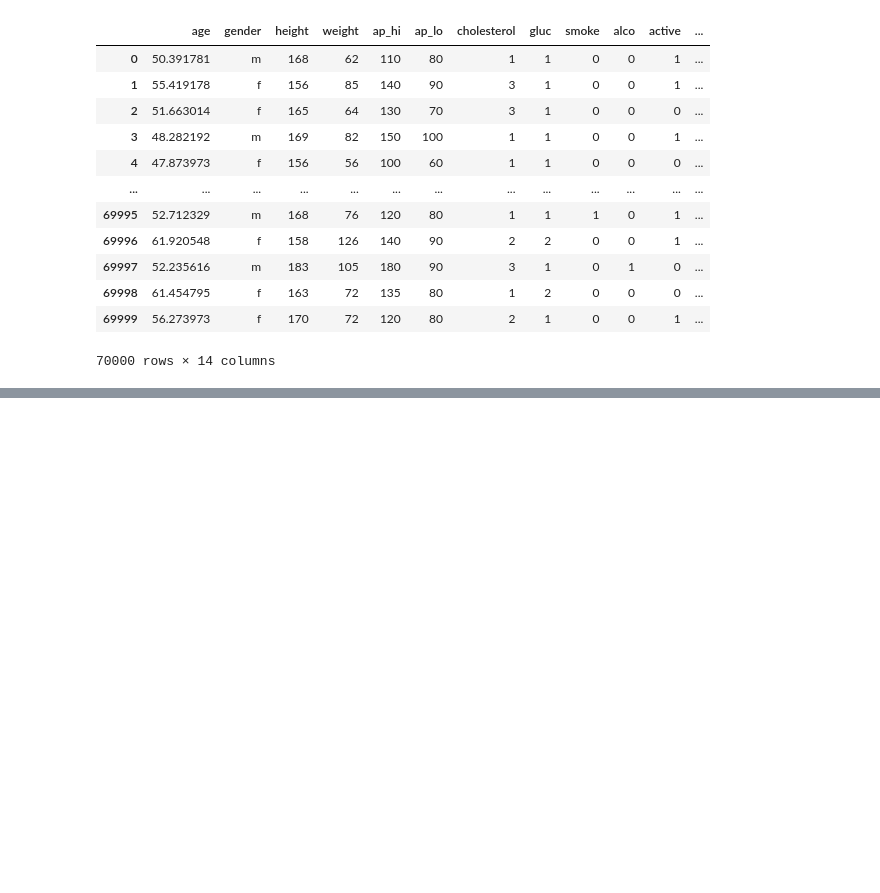
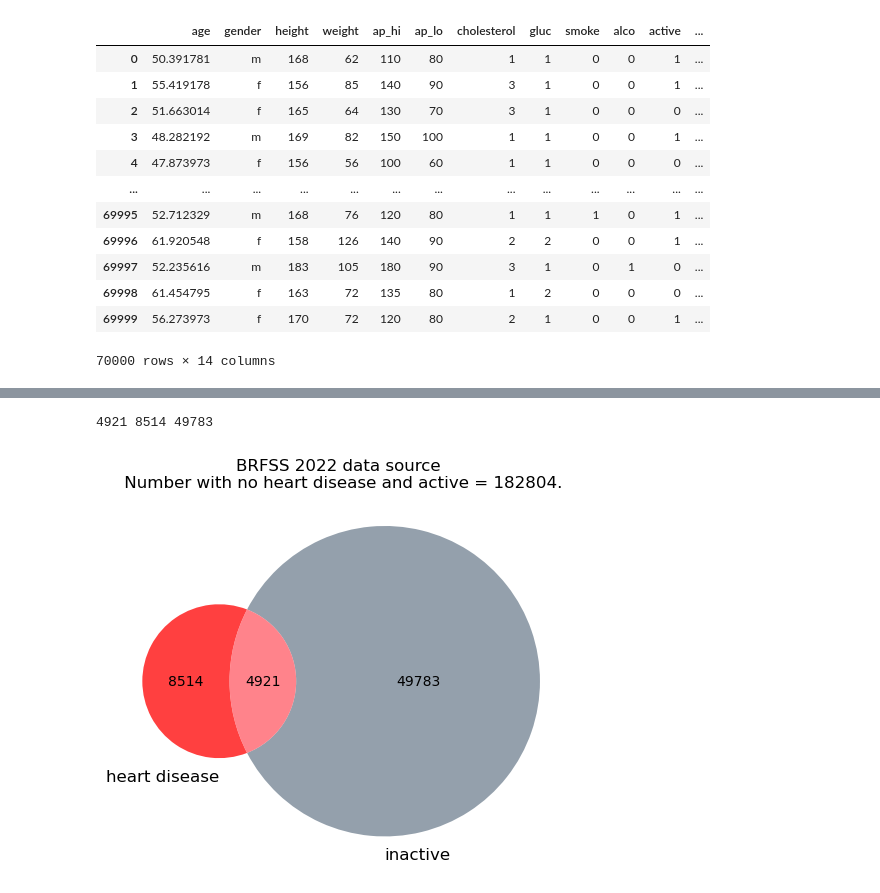
Before and after one commit to MattRind/heart_disease_proj1_CJRV, a Jupyter notebook: CDC_info.ipynb, the cells around one changed output, grey strips where cells are left out. Drawn from its saved outputs; the diff is of its cells as text; code cells hidden in the pictures; blank space fills up the shorter version.

```diff
--- a/CDC_info.ipynb
+++ b/CDC_info.ipynb
@@ -142,6 +144,7 @@ plt.show()
 [figure]
 # %%
 BRFSS2022 = pd.read_csv("heart_2022_no_nans.csv")
+population2 = len(BRFSS2022)
 BRFSS2022
 # %% [output]
 |  | State | Sex | GeneralHealth | PhysicalHealthDays | MentalHealthDays | LastCheckupTime | ... |
@@ -280,0 +330,14 @@ plt.show()
+# %%
+heartdisease_and_inactive2 = len(BRFSS2022[(BRFSS2022['cvd_binary'] == 1) & (BRFSS2022['active_binary'] == 0)])
+heartdisease_and_active2 = len(BRFSS2022[(BRFSS2022['cvd_binary'] == 1) & (BRFSS2022['active_binary'] == 1)])
+noheartdisease_and_inactive2 = len(BRFSS2022[(BRFSS2022['cvd_binary'] == 0) & (BRFSS2022['active_binary'] == 0)])
+noheartdisease_and_active2 = population2 - (heartdisease_and_active2+heartdisease_and_inactive2+noheartdisease_and_inactive2)
+print(heartdisease_and_inactive2, heartdisease_and_active2, noheartdisease_and_inactive2)
+venn2(subsets = (heartdisease_and_active2, noheartdisease_and_inactive2, heartdisease_and_inactive2), \
+      set_labels = ('heart disease', 'inactive'), set_colors= ('r', 'slategrey'), alpha=0.75)
+plt.title(f'BRFSS 2022 data source \n Number with no heart disease and active = {noheartdisease_and_active2}.')
+plt.savefig("BRFSS22_activity.png")
+plt.show()
+# %% [output]
+4921 8514 49783
+[figure, added]
```
Also changed, not shown: parts of 10 cells of this notebook.
